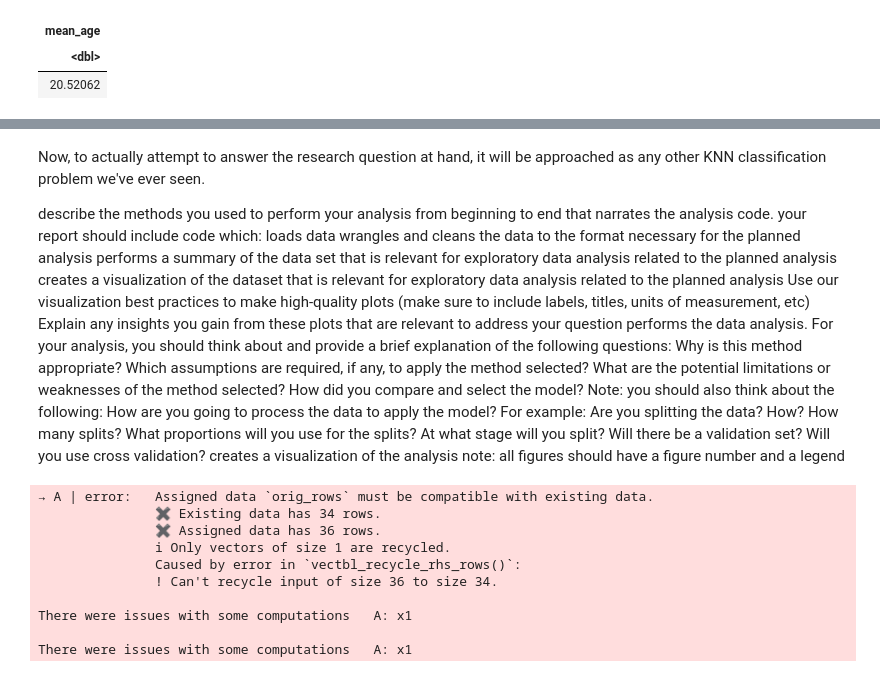
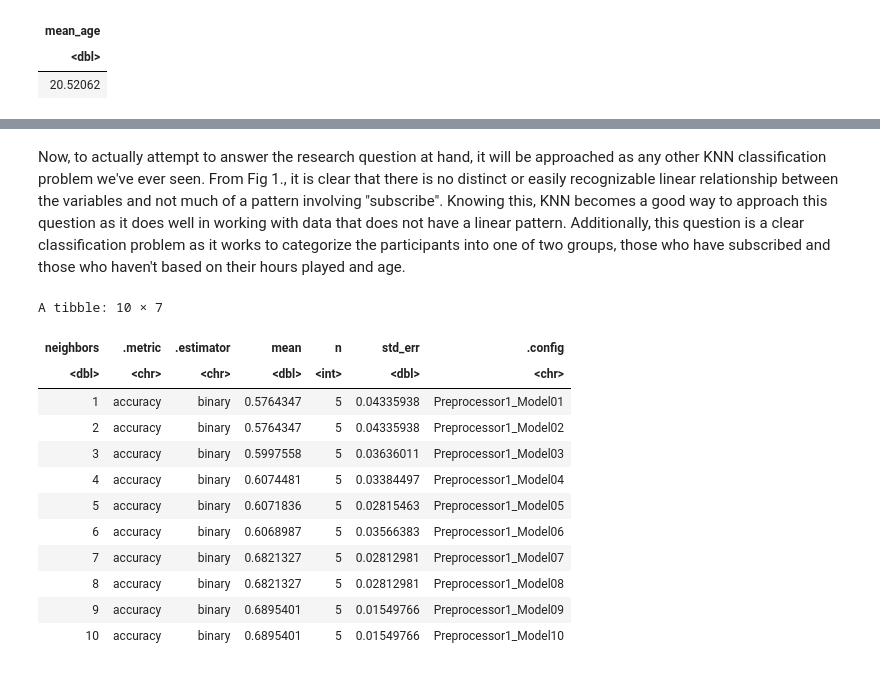
Before and after one commit to drsqs257/dsci-project, a Jupyter notebook: dsci proj.ipynb, the cells around one changed output, grey strips where cells are left out. Saved outputs shown, nothing was run; the diff lists cells and outputs as text; code cells hidden in the pictures.

```diff
--- a/dsci proj.ipynb
+++ b/dsci proj.ipynb
@@ -100,52 +90,44 @@ Warning message:
 # %% [markdown]
-Now, to actually attempt to answer the research question at hand, it will be approached as any other KNN classification problem we've ever seen.
-
-
-describe the methods you used to perform your analysis from beginning to end that narrates the analysis code.
-your report should include code which:
-loads data
-wrangles and cleans the data to the format necessary for the planned analysis
-performs a summary of the data set that is relevant for exploratory data analysis related to the planned analysis
-creates a visualization of the dataset that is relevant for exploratory data analysis related to the planned analysis
-Use our visualization best practices to make high-quality plots (make sure to include labels, titles, units of measurement, etc)
-Explain any insights you gain from these plots that are relevant to address your question
-performs the data analysis. For your analysis, you should think about and provide a brief explanation of the following questions:
-Why is this method appropriate?
-Which assumptions are required, if any, to apply the method selected?
-What are the potential limitations or weaknesses of the method selected?
-How did you compare and select the model?
-Note: you should also think about the following:
-How are you going to process the data to apply the model? For example: Are you splitting the data? How? How many splits? What proportions will you use for the splits? At what stage will you split? Will there be a validation set? Will you use cross validation?
-creates a visualization of the analysis
-note: all figures should have a figure number and a legend
+Now, to actually attempt to answer the research question at hand, it will be approached as any other KNN classification problem we've ever seen. From Fig 1., it is clear that there is no distinct or easily recognizable linear relationship between the variables and not much of a pattern involving "subscribe". Knowing this, KNN becomes a good way to approach this question as it does well in working with data that does not have a linear pattern. Additionally, this question is a clear classification problem as it works to categorize the participants into one of two groups, those who have subscribed and those who haven't based on their hours played and age.
 # %%
-data_split <- initial_split(data)
+data_split <- initial_split(data, prop = 0.7, strata = subscribe)
 data_train <- training(data_split)
 data_test <- testing(data_split)
 
 data_recipe <- recipe(subscribe ~ Age + played_hours, data = data_train) |>
     step_scale(all_predictors()) |>
     step_center(all_predictors())
 
-knn_spec <- nearest_neighbor(weight_func = "rectangular", neighbors = 3) |>
+knn_spec <- nearest_neighbor(weight_func = "rectangular", neighbors = tune()) |>
     set_engine("kknn") |>
     set_mode("classification")
 
-vfold <- vfold_cv(data_train, v = 4, strata = subscribe)
+vfold <- vfold_cv(data_train, v = 5, strata = subscribe)
 
-player_resample_fit <- workflow() |>
-    add_recipe(data_recipe) |>
-    add_model(knn_spec) |>
-    fit_resamples(resamples = vfold)
+k_vals <- tibble(neighbors = seq(from = 1, to = 10, by = 1))
+
+workflow <- workflow() |>
+    add_recipe(data_recipe)|>
+    add_model(knn_tune) |>
+    tune_grid(resamples = vfold, grid = k_vals)
+
+knn_results <- collect_metrics(workflow)
+
+accuracies <- knn_results |>
+    filter(.metric == "accuracy")
+accuracies
 # %% [output]
-→ A | error:   Assigned data `orig_rows` must be compatible with existing data.
-               ✖ Existing data has 34 rows.
-               ✖ Assigned data has 36 rows.
-               ℹ Only vectors of size 1 are recycled.
-               Caused by error in `vectbl_recycle_rhs_rows()`:
-               ! Can't recycle input of size 36 to size 34.
-
-There were issues with some computations   A: x1
-
-There were issues with some computations   A: x1
+A tibble: 10 × 7
+| neighbors | .metric | .estimator | mean | n | std_err | .config |
+| <dbl> | <chr> | <chr> | <dbl> | <int> | <dbl> | <chr> |
+| 1 | accuracy | binary | 0.5764347 | 5 | 0.04335938 | Preprocessor1_Model01 |
+| 2 | accuracy | binary | 0.5764347 | 5 | 0.04335938 | Preprocessor1_Model02 |
+| 3 | accuracy | binary | 0.5997558 | 5 | 0.03636011 | Preprocessor1_Model03 |
+| 4 | accuracy | binary | 0.6074481 | 5 | 0.03384497 | Preprocessor1_Model04 |
+| 5 | accuracy | binary | 0.6071836 | 5 | 0.02815463 | Preprocessor1_Model05 |
+| 6 | accuracy | binary | 0.6068987 | 5 | 0.03566383 | Preprocessor1_Model06 |
+| 7 | accuracy | binary | 0.6821327 | 5 | 0.02812981 | Preprocessor1_Model07 |
+| 8 | accuracy | binary | 0.6821327 | 5 | 0.02812981 | Preprocessor1_Model08 |
+| 9 | accuracy | binary | 0.6895401 | 5 | 0.01549766 | Preprocessor1_Model09 |
+| 10 | accuracy | binary | 0.6895401 | 5 | 0.01549766 | Preprocessor1_Model10 |
 # %%
```
Also changed, not shown: parts of 5 cells of this notebook.
